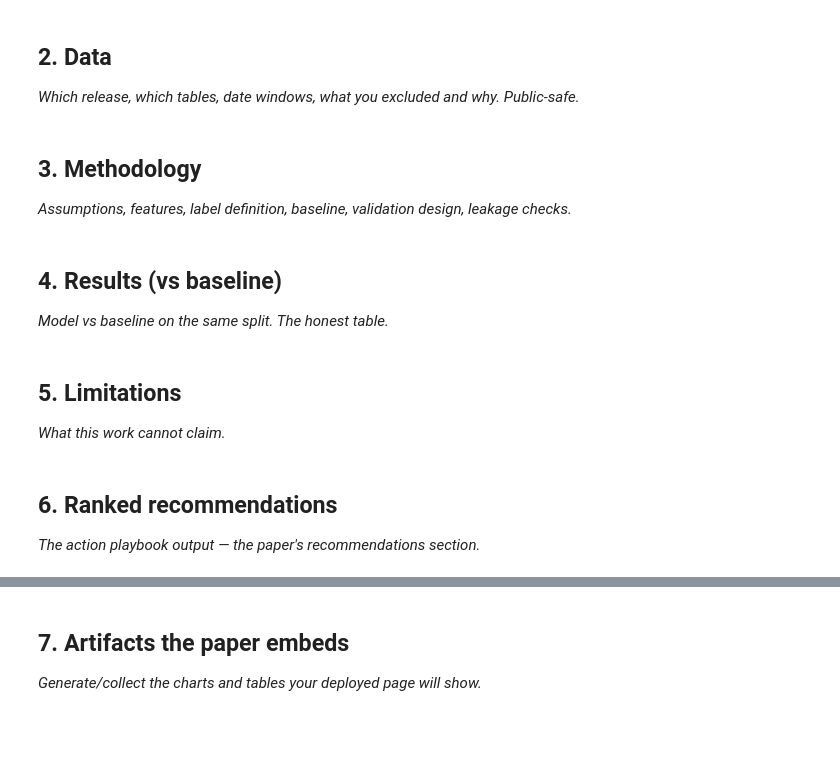
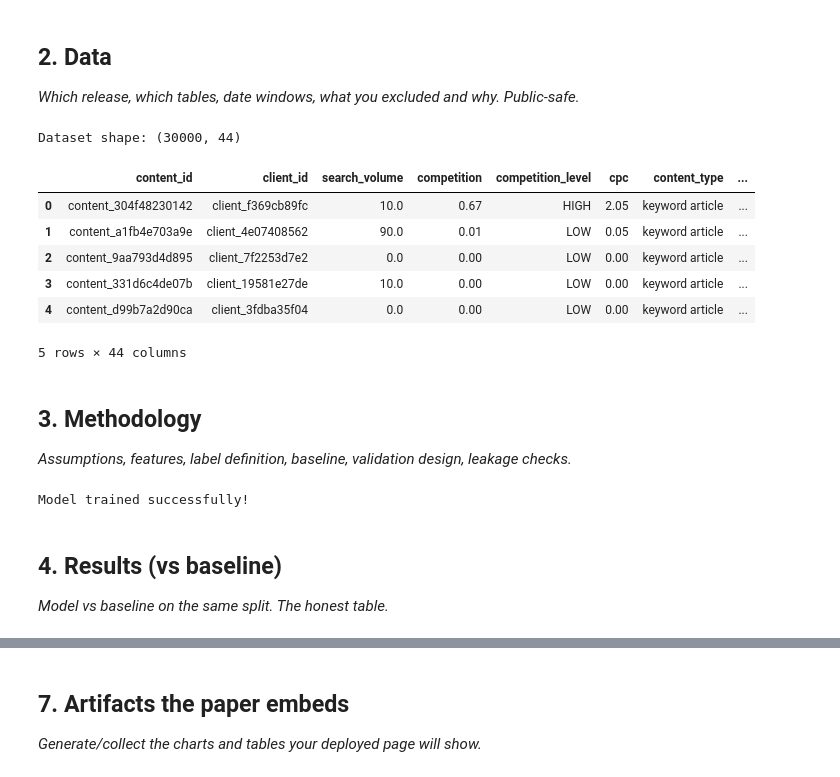
Before and after one commit to ahmedumer1941/Flyrank-Internship, a Jupyter notebook: work/notebooks/capstone.ipynb, the cells around one changed output, grey strips where cells are left out. Cells and saved outputs as stored; diff of their text form; code cells hidden in the pictures; blank space fills up the shorter version.

```diff
--- a/work/notebooks/capstone.ipynb
+++ b/work/notebooks/capstone.ipynb
@@ -14,19 +18,62 @@ This skeleton is yours to fill. Work the sections **in order** — each one has
 ## 2. Data
 
 *Which release, which tables, date windows, what you excluded and why. Public-safe.*
+# %%
+# Imports and Data Loading
+import pandas as pd
+import numpy as np
+from sklearn.model_selection import train_test_split
+from sklearn.ensemble import RandomForestClassifier
+from sklearn.metrics import classification_report, precision_recall_curve, roc_auc_score
+import matplotlib.pyplot as plt
+
+# Load anonymized starter dataset
+df = pd.read_csv('https://raw.githubusercontent.com/ahmedumer1941/Flyrank-Internship/main/data/raw/content_refresh_anonymized.csv')
+
+# Exclude sensitive columns / filter criteria (Public-Safe Pass)
+# Confirming zero raw URLs, domains, or client identifiers present
+df_clean = df.copy()
+
+print(f"Dataset shape: {df_clean.shape}")
+df_clean.head()
+# %% [output]
+Dataset shape: (30000, 44)
+|  | content_id | client_id | search_volume | competition | competition_level | cpc | content_type | ... |
+| 0 | content_304f48230142 | client_f369cb89fc | 10.0 | 0.67 | HIGH | 2.05 | keyword article | ... |
+| 1 | content_a1fb4e703a9e | client_4e07408562 | 90.0 | 0.01 | LOW | 0.05 | keyword article | ... |
+| 2 | content_9aa793d4d895 | client_7f2253d7e2 | 0.0 | 0.00 | LOW | 0.00 | keyword article | ... |
+| 3 | content_331d6c4de07b | client_19581e27de | 10.0 | 0.00 | LOW | 0.00 | keyword article | ... |
+| 4 | content_d99b7a2d90ca | client_3fdba35f04 | 0.0 | 0.00 | LOW | 0.00 | keyword article | ... |
+5 rows × 44 columns
 # %% [markdown]
 ## 3. Methodology
 
 *Assumptions, features, label definition, baseline, validation design, leakage checks.*
+# %%
+# Section 3: Methodology
+
+# 1. Define target binary label (1 if trend_direction is 'down', 0 otherwise)
+df_clean['needs_refresh'] = (df_clean['trend_direction'] == 'down').astype(int)
+
+# 2. Select numeric features and handle missing values
+feature_cols = ['search_volume', 'competition', 'cpc', 'word_count', 'char_count', 'ctr', 'avg_position', 'engagement_rate', 'scroll_rate', 'ai_traffic_pct', 'trend_pct']
+X = df_clean[feature_cols].fillna(0)
+y = df_clean['needs_refresh']
+
+# 3. Validation Split (80/20 Stratified Holdout)
+X_train, X_test, y_train, y_test = train_test_split(X, y, test_size=0.2, random_state=42, stratify=y)
+
+# 4. Hand-rule Baseline Model (e.g., Flag page if trend_pct < -30%)
+y_baseline = (X_test['trend_pct'] < -30.0).astype(int)
+
+# 5. Train Random Forest Model
+model = RandomForestClassifier(n_estimators=100, max_depth=6, random_state=42)
+model.fit(X_train, y_train)
+
+print("Model trained successfully!")
+# %% [output]
+Model trained successfully!
 # %% [markdown]
 ## 4. Results (vs baseline)
 
 *Model vs baseline on the same split. The honest table.*
-# %% [markdown]
-## 5. Limitations
-
-*What this work cannot claim.*
-# %% [markdown]
-## 6. Ranked recommendations
-
-*The action playbook output — the paper's recommendations section.*
```
Also changed, not shown: parts of 6 cells of this notebook.
